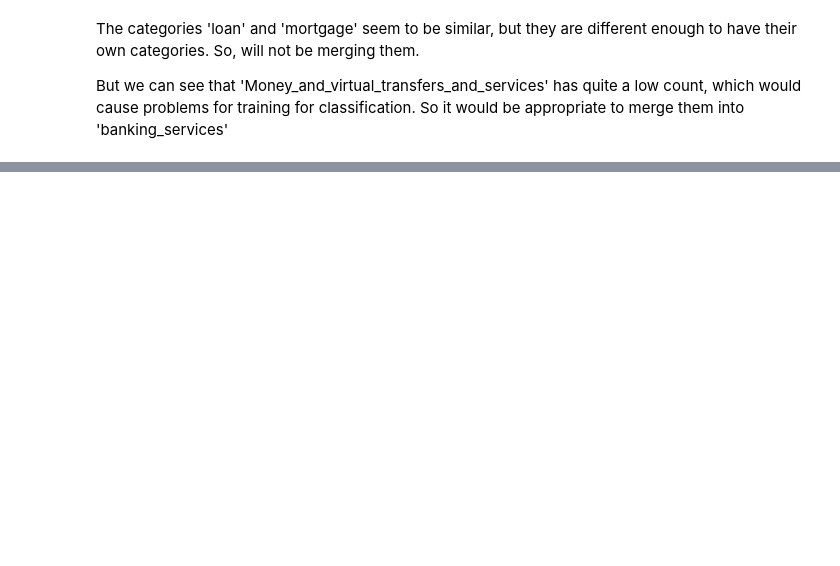
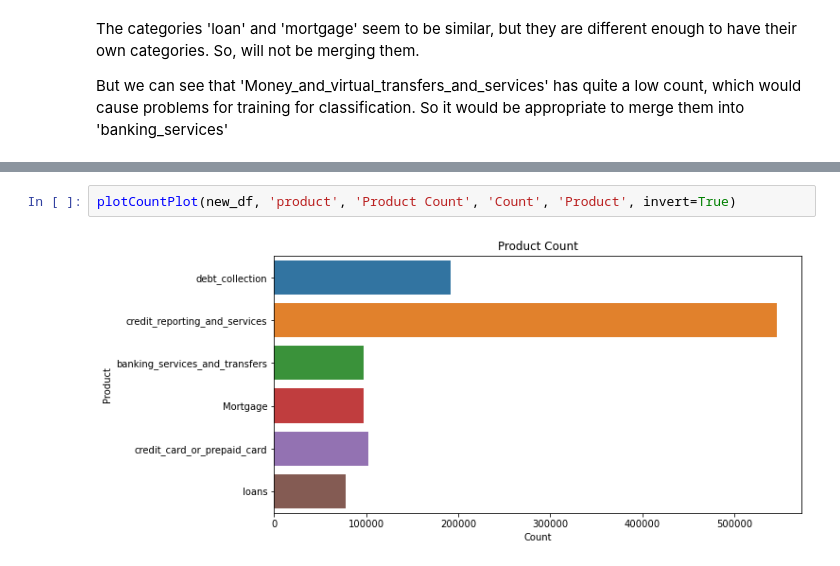
Before and after one commit to tuba-ahmed/complaint-analysis, a Jupyter notebook: code/app/02_Data_Exploration_Anshul_Shandilya.ipynb, the cells around one changed output, grey strips where cells are left out. Saved outputs shown, nothing was run; the diff lists cells and outputs as text; blank space fills up the shorter version.

```diff
--- a/code/app/02_Data_Exploration_Anshul_Shandilya.ipynb
+++ b/code/app/02_Data_Exploration_Anshul_Shandilya.ipynb
@@ -732,0 +741,4 @@ new_df['product'].value_counts()
+# %%
+plotCountPlot(new_df, 'product', 'Product Count', 'Count', 'Product', invert=True)
+# %% [output]
+[figure, added]
```
Also changed, not shown: parts of 3 cells of this notebook.
